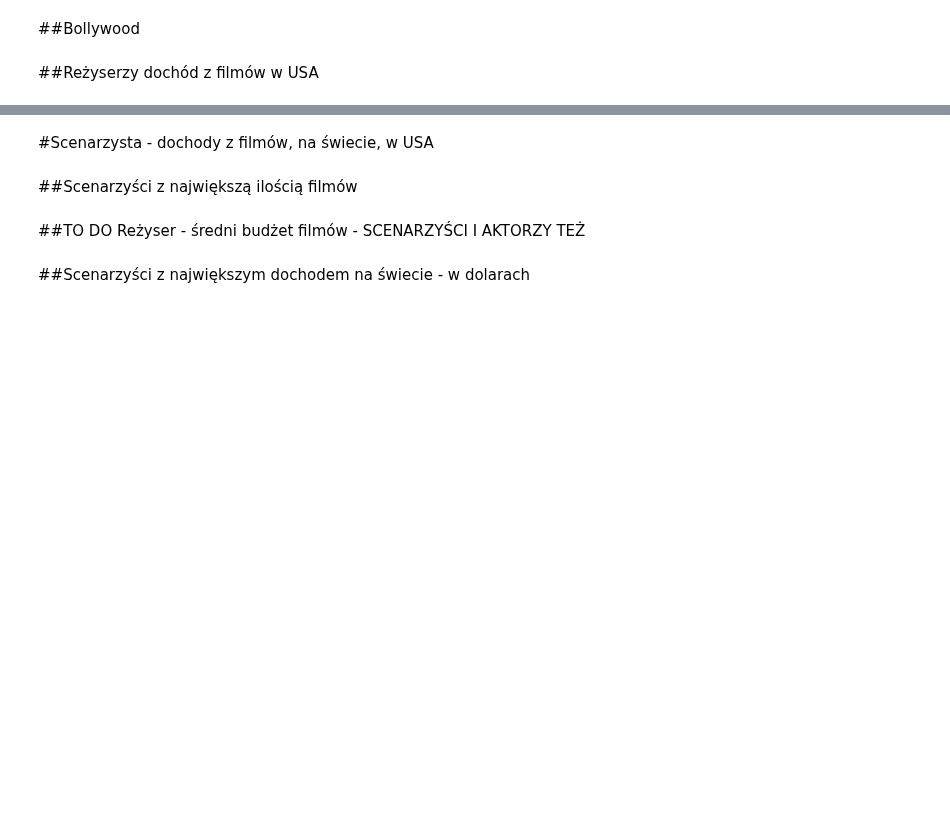
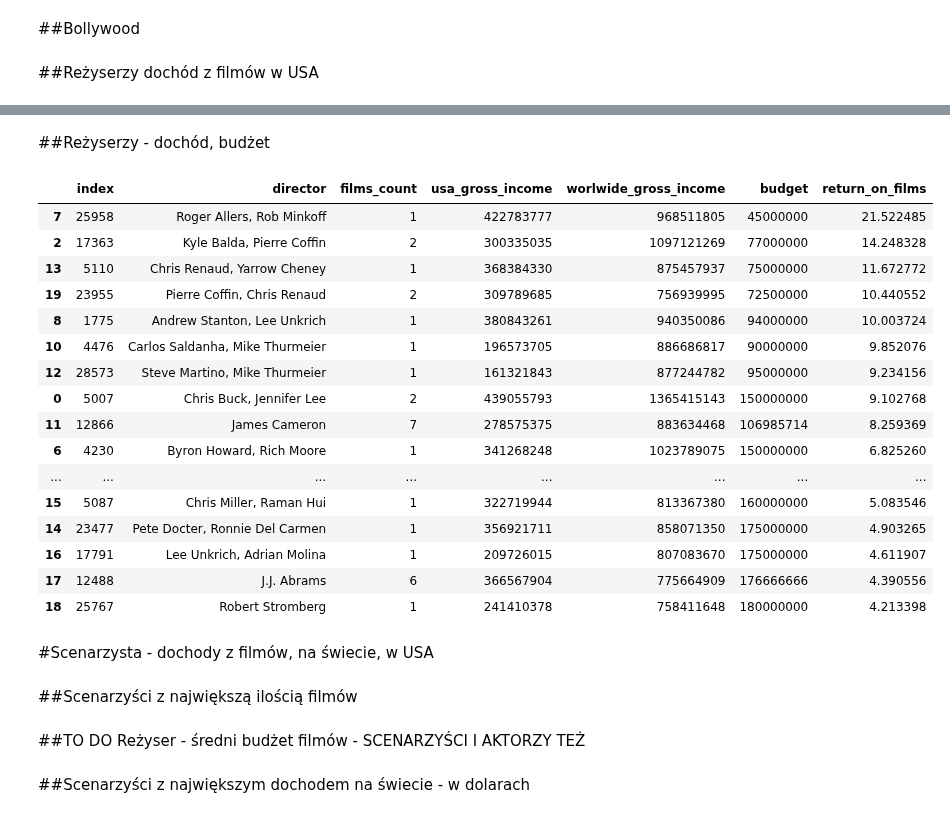
Before and after one commit to KatBotkowska/CodersCrew, a Jupyter notebook: Netflix_data.ipynb, the cells around one changed output, grey strips where cells are left out. Saved outputs shown, nothing was run; the diff lists cells and outputs as text; code cells hidden in the pictures; blank space fills up the shorter version.

Commit message:
director - budget

```diff
--- a/Netflix_data.ipynb
+++ b/Netflix_data.ipynb
@@ -561,0 +612,12 @@ imdb_movies_USD.groupby('director').agg({'imdb_title_id':'count','usa_gross_inco
+# %%
+#kolumna z budget tylko z wartościami
+imdb_movies['budget']=imdb_movies['budget'].apply(lambda x: x[1])
+# %%
+#zmiana stringów na int
+imdb_movies['budget']=imdb_movies['budget'].astype(int)
+# %%
+#nowa df z danymi gdzie budget w dolarach
+imdb_movies_USD = imdb_movies[imdb_movies['currency_for_budget']=='$']
+# %%
+#zmiana typu z obj na int
+imdb_movies_USD['budget'] =imdb_movies_USD['budget'].astype(int)
@@ -562,3 +650,31 @@ imdb_movies_USD.groupby('director').agg({'imdb_title_id':'count','usa_gross_inco
+# %% [markdown]
+##Reżyserzy - dochód, budżet
+# %%
+#Reżyserzy z największym dochodem ŚREDNIM !! w dolarach plus budżet
+df = imdb_movies_USD.groupby('director').agg({'imdb_title_id':'count','usa_gross_income':'mean', 'worlwide_gross_income':'mean', 'budget':'mean'}).reset_index().rename(columns={'imdb_title_id':'films_count'}).sort_values(by='worlwide_gross_income', ascending=False).head(20)
+df['budget']=df['budget'].astype(int)
+df['worlwide_gross_income'] = df['worlwide_gross_income'].astype(int)
+df['usa_gross_income'] = df['usa_gross_income'].astype(int)
+df['return_on_films']=df['worlwide_gross_income']/df['budget']
+df.reset_index().sort_values(by='return_on_films', ascending=False).head(20)
+# %% [output]
+|  | index | director | films_count | usa_gross_income | worlwide_gross_income | budget | return_on_films |
+| 7 | 25958 | Roger Allers, Rob Minkoff | 1 | 422783777 | 968511805 | 45000000 | 21.522485 |
+| 2 | 17363 | Kyle Balda, Pierre Coffin | 2 | 300335035 | 1097121269 | 77000000 | 14.248328 |
+| 13 | 5110 | Chris Renaud, Yarrow Cheney | 1 | 368384330 | 875457937 | 75000000 | 11.672772 |
+| 19 | 23955 | Pierre Coffin, Chris Renaud | 2 | 309789685 | 756939995 | 72500000 | 10.440552 |
+| 8 | 1775 | Andrew Stanton, Lee Unkrich | 1 | 380843261 | 940350086 | 94000000 | 10.003724 |
+| 10 | 4476 | Carlos Saldanha, Mike Thurmeier | 1 | 196573705 | 886686817 | 90000000 | 9.852076 |
+| 12 | 28573 | Steve Martino, Mike Thurmeier | 1 | 161321843 | 877244782 | 95000000 | 9.234156 |
+| 0 | 5007 | Chris Buck, Jennifer Lee | 2 | 439055793 | 1365415143 | 150000000 | 9.102768 |
+| 11 | 12866 | James Cameron | 7 | 278575375 | 883634468 | 106985714 | 8.259369 |
+| 6 | 4230 | Byron Howard, Rich Moore | 1 | 341268248 | 1023789075 | 150000000 | 6.825260 |
+| ... | ... | ... | ... | ... | ... | ... | ... |
+| 15 | 5087 | Chris Miller, Raman Hui | 1 | 322719944 | 813367380 | 160000000 | 5.083546 |
+| 14 | 23477 | Pete Docter, Ronnie Del Carmen | 1 | 356921711 | 858071350 | 175000000 | 4.903265 |
+| 16 | 17791 | Lee Unkrich, Adrian Molina | 1 | 209726015 | 807083670 | 175000000 | 4.611907 |
+| 17 | 12488 | J.J. Abrams | 6 | 366567904 | 775664909 | 176666666 | 4.390556 |
+| 18 | 25767 | Robert Stromberg | 1 | 241410378 | 758411648 | 180000000 | 4.213398 |
 # %% [markdown]
 #Scenarzysta - dochody z filmów, na świecie, w USA
 # %% [markdown]
```
Also changed, not shown: parts of 15 cells of this notebook.
